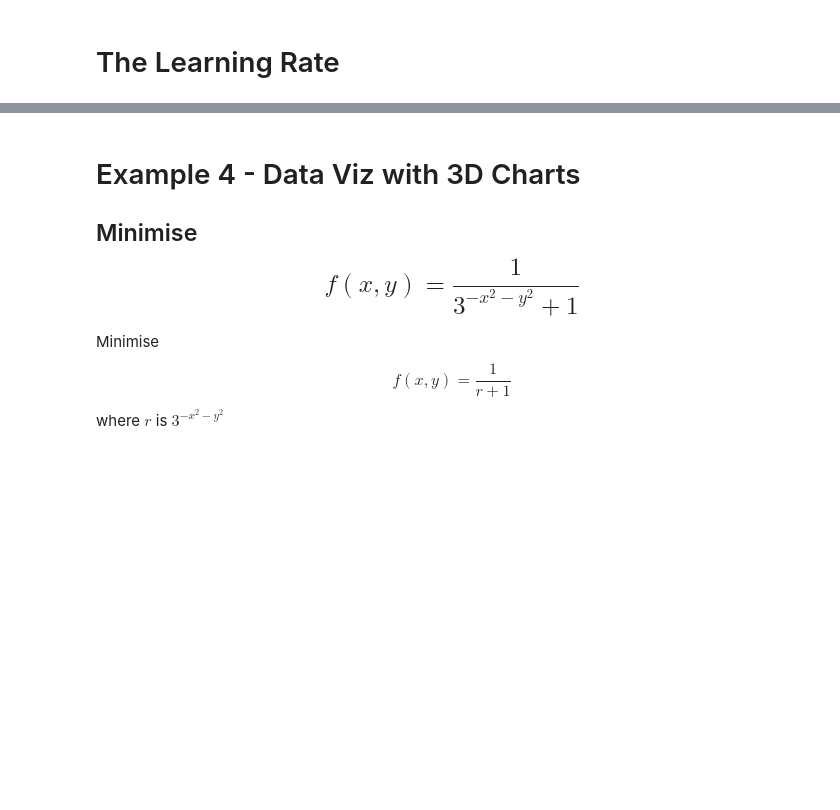
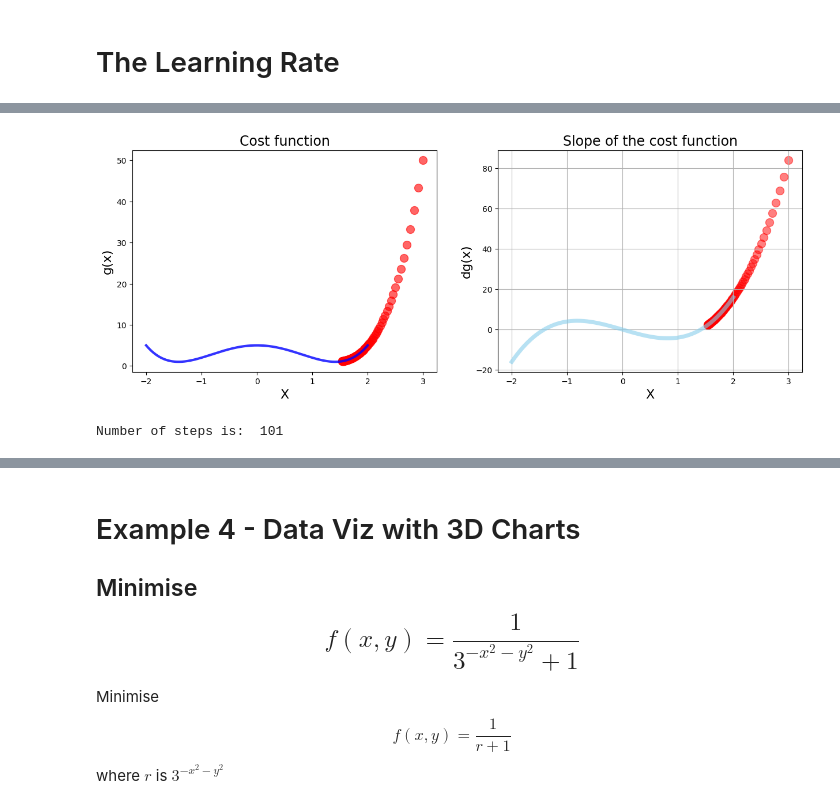
Before and after one commit to salonishenoy/AIMLcourse, a Jupyter notebook: AIML_Project_Module_4.ipynb, the cells around one changed output, grey strips where cells are left out. Saved outputs shown, nothing was run; the diff lists cells and outputs as text; code cells hidden in the pictures; blank space fills up the shorter version.

```diff
--- a/AIML_Project_Module_4.ipynb
+++ b/AIML_Project_Module_4.ipynb
@@ -473,11 +476,22 @@ print('Number of steps is: ', len(list_x))
 n = 100
 low_gamma = gradient_descent(derivative_func=dg, initial_guess= 3,
                                                 multiplier=0.0005, precision=0.0001, max_iter=n)
+print('Local min occurs at:', low_gamma[0])
+print('Number of steps:', len(low_gamma[1]))
 
 
-mid_gamma =## [REQUIRED]
-high_gamma =## [REQUIRED]
+mid_gamma = gradient_descent(derivative_func=dg, initial_guess= 3,
+                                                multiplier=0.001, precision=0.0001, max_iter=n)## [REQUIRED]
+print('Local min occurs at:', mid_gamma[0])
+print('Number of steps:', len(mid_gamma[1]))
+
+high_gamma = gradient_descent(derivative_func=dg, initial_guess= 3,
+                                                multiplier=0.002, precision=0.0001, max_iter=n)## [REQUIRED]
+print('Local min occurs at:', high_gamma[0])
+print('Number of steps:', len(high_gamma[1]))
 
 # Experiment
 insane_gamma = gradient_descent(derivative_func=dg, initial_guess= 1.9,
                                                 multiplier=0.25, precision=0.0001, max_iter=n)
+print('Local min occurs at:', insane_gamma[0])
+print('Number of steps:', len(insane_gamma[1]))
@@ -483,0 +507,34 @@ insane_gamma = gradient_descent(derivative_func=dg, initial_guess= 1.9,
+# %%
+# mid_gamma plotting
+
+plt.figure(figsize=[15, 5])
+
+# 1 Chart: Cost function
+plt.subplot(1, 2, 1)
+
+
+plt.title('Cost function', fontsize=17)
+plt.xlabel('X', fontsize=16)
+plt.ylabel('g(x)', fontsize=16)
+
+plt.plot(x_2, g(x_2), color='blue', linewidth=3, alpha=0.8)
+plt.scatter(mid_gamma[1], g(np.array(mid_gamma[1])), color='red', s=100, alpha=0.6)
+
+# 2 Chart: Derivative
+plt.subplot(1, 2, 2)
+
+plt.title('Slope of the cost function', fontsize=17)
+plt.xlabel('X', fontsize=16)
+plt.ylabel('dg(x)', fontsize=16)
+plt.grid()
+
+
+plt.plot(x_2, dg(x_2), color='skyblue', linewidth=5, alpha=0.6)
+plt.scatter(mid_gamma[1], mid_gamma[2], color='red', s=100, alpha=0.5)
+
+plt.show()
+
+print('Number of steps is: ', len(mid_gamma[1]))
+# %% [output]
+[figure, added]
+Number of steps is:  101
```
Also changed, not shown: parts of 4 cells of this notebook.
